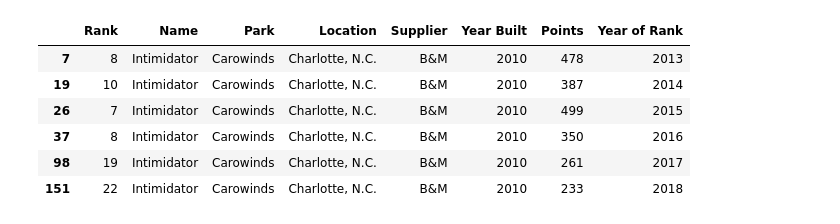
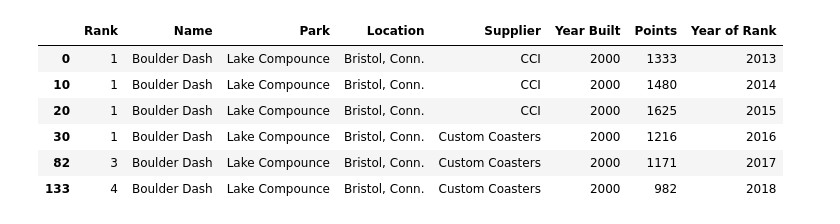
Before and after one commit to javierunix/codeacademy_datascience_path, a Jupyter notebook: RollerCoaster/main.ipynb, the cells around one changed output. Saved outputs shown, nothing was run; the diff lists cells and outputs as text; code cells hidden in the pictures.

```diff
--- a/RollerCoaster/main.ipynb
+++ b/RollerCoaster/main.ipynb
@@ -59,13 +44,3 @@ coaster_ranking_steel.head(20)
 | 17 | 8 | New Texas Giant | Six Flags Over Texas | Arlington, Texas | Rocky Mountain | 2011 | 465 | 2014 |
 | 18 | 9 | Goliath | Six Flags Over Georgia | Austell, Ga. | B&M | 2006 | 422 | 2014 |
 | 19 | 10 | Intimidator | Carowinds | Charlotte, N.C. | B&M | 2010 | 387 | 2014 |
-# %%
-name_ranking(coaster_ranking_steel, 'Intimidator')
-# %% [output]
-|  | Rank | Name | Park | Location | Supplier | Year Built | Points | Year of Rank |
-| 7 | 8 | Intimidator | Carowinds | Charlotte, N.C. | B&M | 2010 | 478 | 2013 |
-| 19 | 10 | Intimidator | Carowinds | Charlotte, N.C. | B&M | 2010 | 387 | 2014 |
-| 26 | 7 | Intimidator | Carowinds | Charlotte, N.C. | B&M | 2010 | 499 | 2015 |
-| 37 | 8 | Intimidator | Carowinds | Charlotte, N.C. | B&M | 2010 | 350 | 2016 |
-| 98 | 19 | Intimidator | Carowinds | Charlotte, N.C. | B&M | 2010 | 261 | 2017 |
-| 151 | 22 | Intimidator | Carowinds | Charlotte, N.C. | B&M | 2010 | 233 | 2018 |
@@ -71,0 +49,12 @@ name_ranking(coaster_ranking_steel, 'Intimidator')
+# %%
+# Select 'Boulder Dash'
+boulder_df = coaster_ranking_wood[coaster_ranking_wood['Name'] == 'Boulder Dash']
+boulder_df
+# %% [output]
+|  | Rank | Name | Park | Location | Supplier | Year Built | Points | Year of Rank |
+| 0 | 1 | Boulder Dash | Lake Compounce | Bristol, Conn. | CCI | 2000 | 1333 | 2013 |
+| 10 | 1 | Boulder Dash | Lake Compounce | Bristol, Conn. | CCI | 2000 | 1480 | 2014 |
+| 20 | 1 | Boulder Dash | Lake Compounce | Bristol, Conn. | CCI | 2000 | 1625 | 2015 |
+| 30 | 1 | Boulder Dash | Lake Compounce | Bristol, Conn. | Custom Coasters | 2000 | 1216 | 2016 |
+| 82 | 3 | Boulder Dash | Lake Compounce | Bristol, Conn. | Custom Coasters | 2000 | 1171 | 2017 |
+| 133 | 4 | Boulder Dash | Lake Compounce | Bristol, Conn. | Custom Coasters | 2000 | 982 | 2018 |
```
Also changed, not shown: parts of 6 cells of this notebook.
